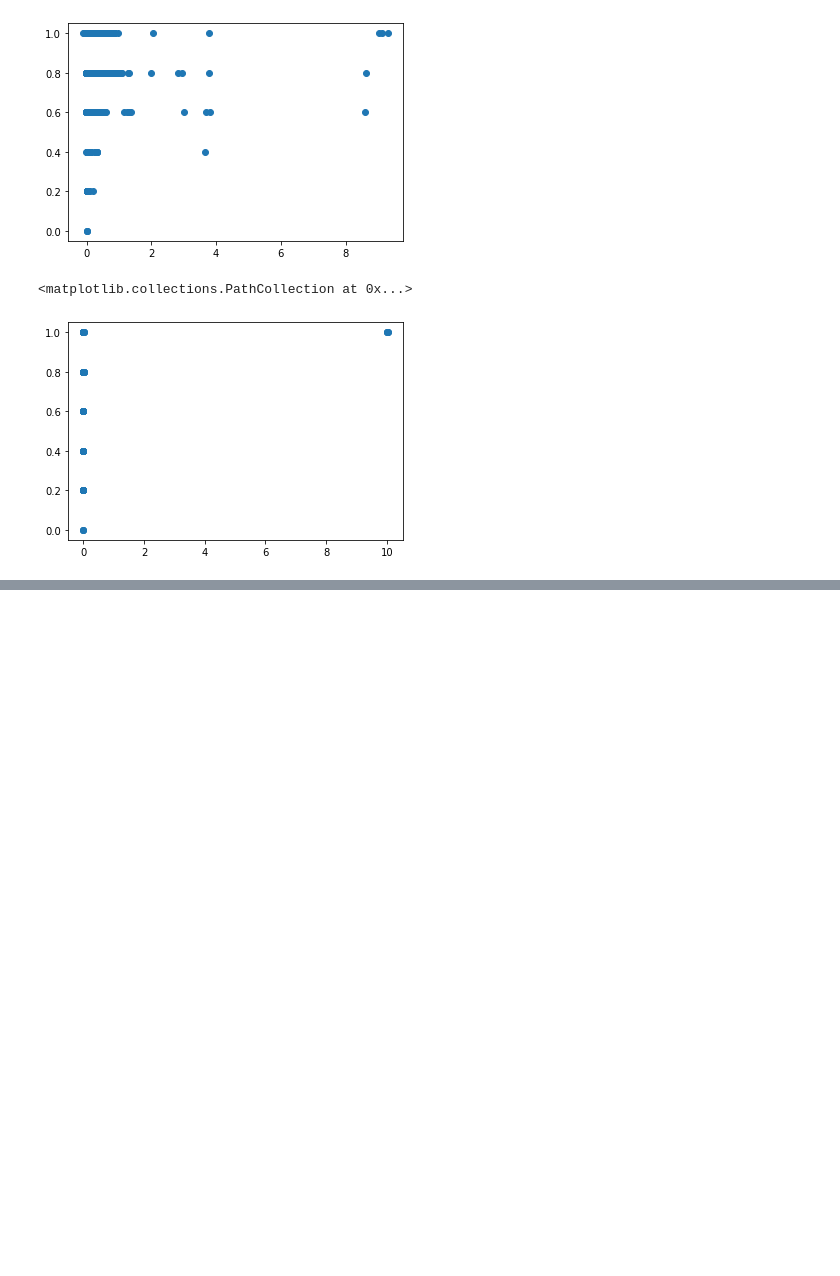
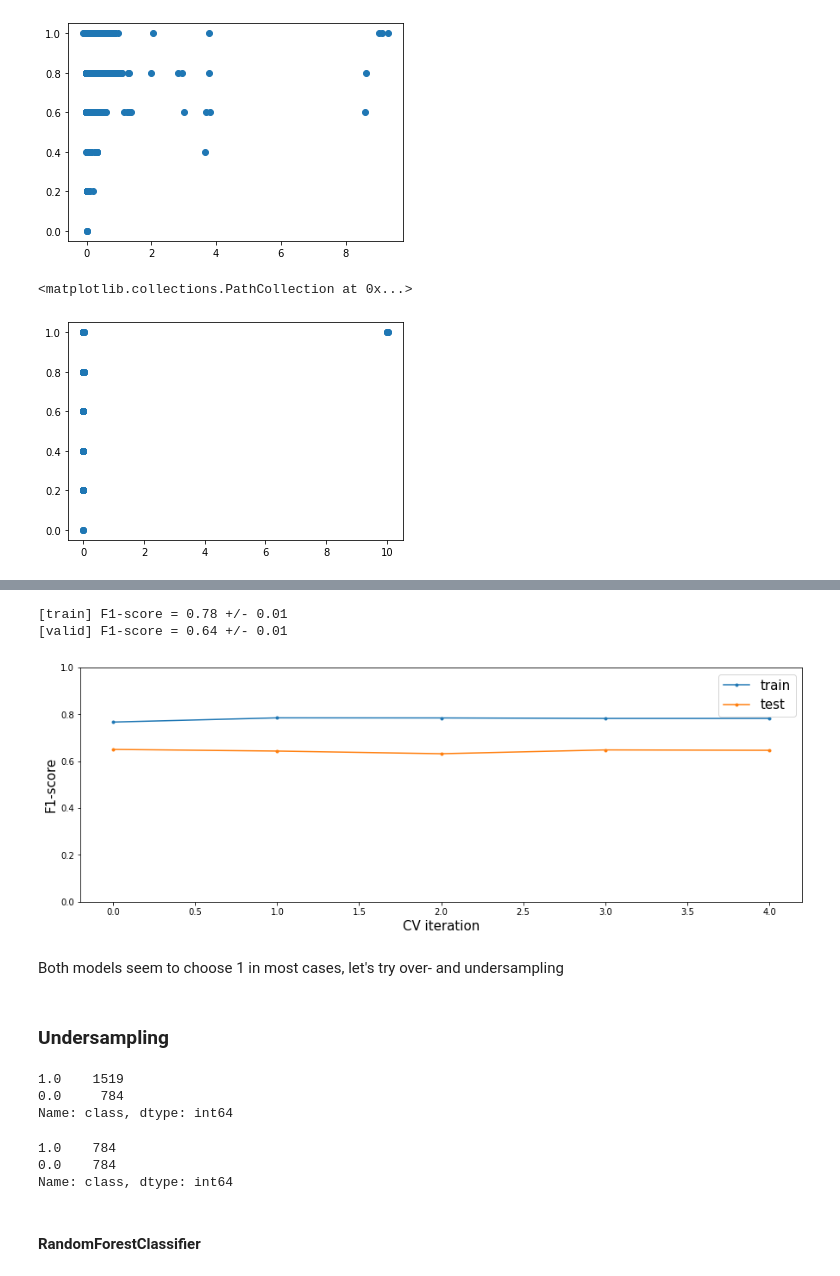
Before and after one commit to serfrol/test_intro, a Jupyter notebook: stocks.ipynb, the cells around one changed output, grey strips where cells are left out. Saved outputs shown, nothing was run; the diff lists cells and outputs as text; code cells hidden in the pictures; blank space fills up the shorter version.

```diff
--- a/stocks.ipynb
+++ b/stocks.ipynb
@@ -603,0 +797,11 @@ plt.scatter(GOOGL['sharpe'], GOOGL['hit_rate_roll'])
+# %%
+cv_metrics = cross_validate(cb, X, y, cv=5, scoring='f1_micro', return_train_score=True)
+plot_cv_metrics(cv_metrics)
+# %% [output]
+[train] F1-score = 0.78 +/- 0.01
+[valid] F1-score = 0.64 +/- 0.01
+[figure, added]
+# %% [markdown]
+Both models seem to choose 1 in most cases, let's try over- and undersampling
+# %% [markdown]
+### Undersampling
@@ -603,0 +810,6 @@ plt.scatter(GOOGL['sharpe'], GOOGL['hit_rate_roll'])
+# %%
+train['class'].value_counts()
+# %% [output]
+1.0    1519
+0.0     784
+Name: class, dtype: int64
@@ -603,0 +822,6 @@ plt.scatter(GOOGL['sharpe'], GOOGL['hit_rate_roll'])
+# %%
+train_u['class'].value_counts()
+# %% [output]
+1.0    784
+0.0    784
+Name: class, dtype: int64
@@ -603,0 +836,2 @@ plt.scatter(GOOGL['sharpe'], GOOGL['hit_rate_roll'])
+# %% [markdown]
+#### RandomForestClassifier
```
Also changed, not shown: parts of 62 cells of this notebook.
